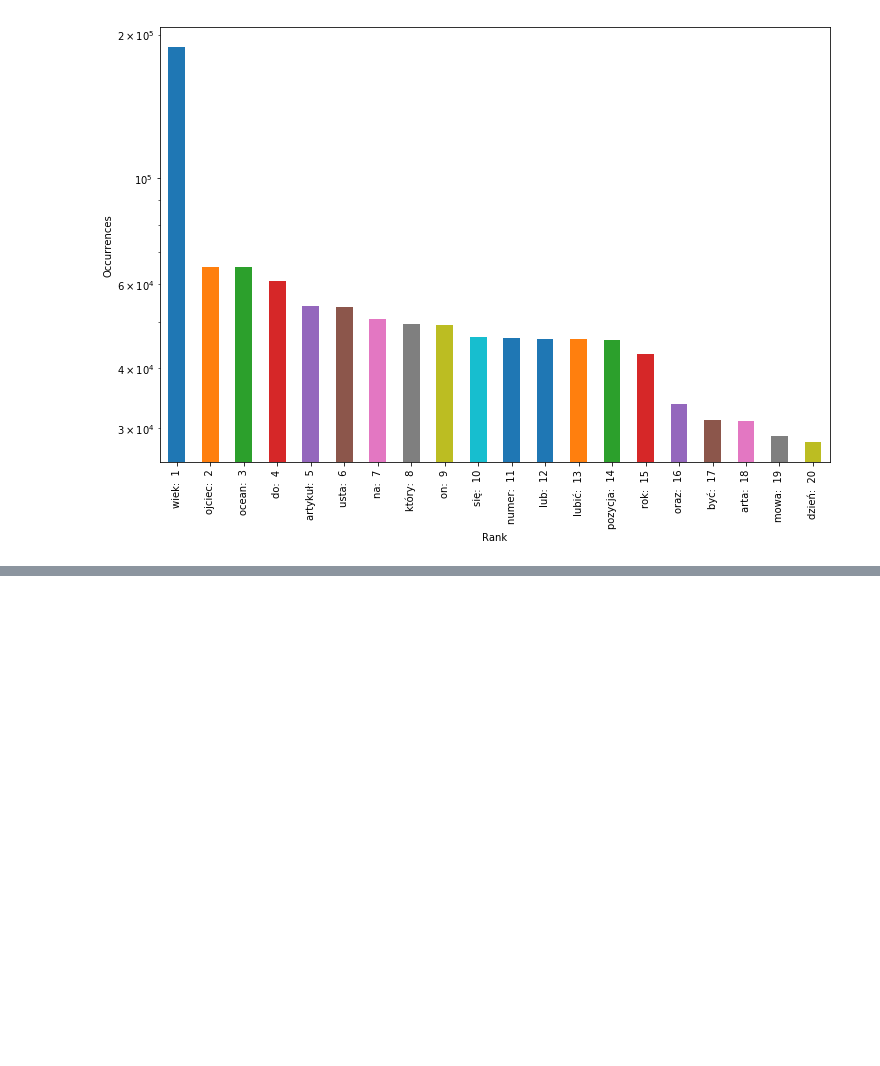
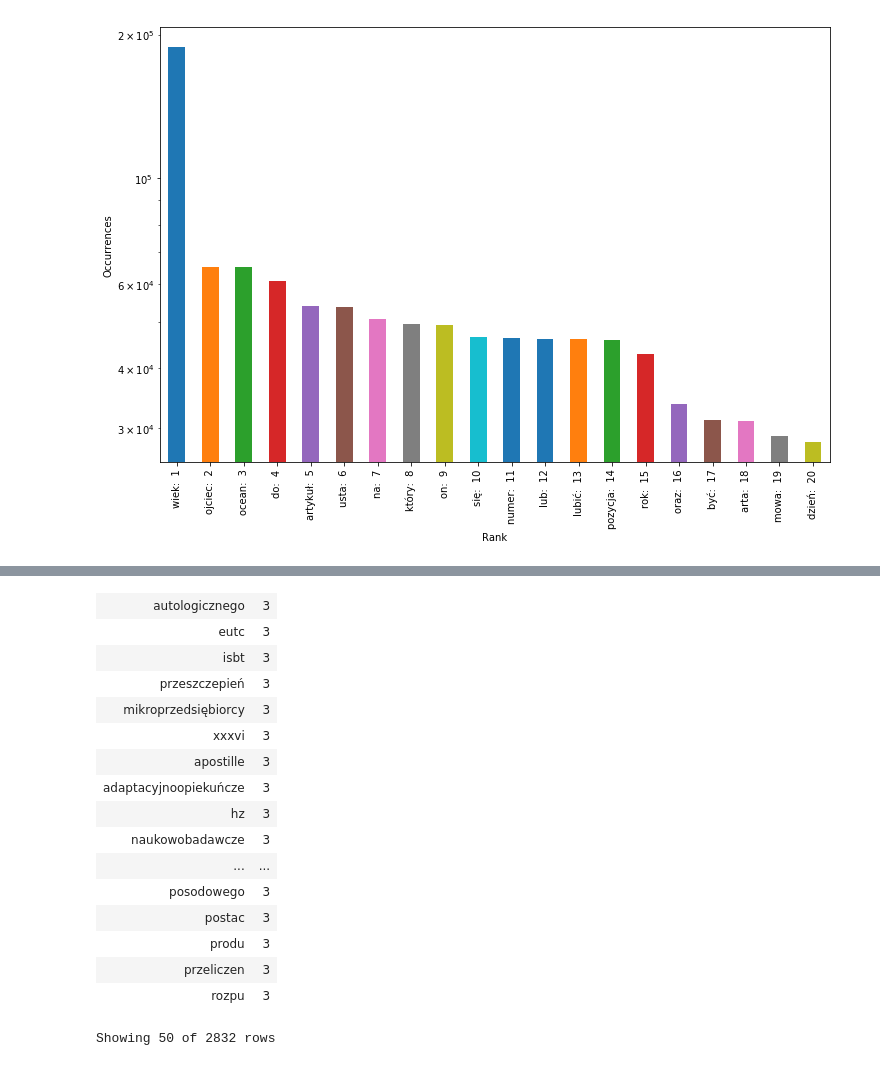
Before and after one commit to JakDar/nlp-lab-2019, a Jupyter notebook: lab3/Lab3.ipynb, the cells around one changed output, grey strips where cells are left out. Drawn from its saved outputs; the diff is of its cells as text; code cells hidden in the pictures; blank space fills up the shorter version.

```diff
--- a/lab3/Untitled.ipynb
+++ b/lab3/Lab3.ipynb
@@ -186,0 +213,22 @@ KeyboardInterrupt:
+# %%
+words_with_lt3_occurrences= frequency_list.filter(lambda x: x[1] <=3 and x[0] not in polish_dict)
+# %%
+display_seq(words_with_lt3_occurrences,50)
+# %% [output]
+| autologicznego | 3 |
+| eutc | 3 |
+| isbt | 3 |
+| przeszczepień | 3 |
+| mikroprzedsiębiorcy | 3 |
+| xxxvi | 3 |
+| apostille | 3 |
+| adaptacyjnoopiekuńcze | 3 |
+| hz | 3 |
+| naukowobadawcze | 3 |
+| ... | ... |
+| posodowego | 3 |
+| postac | 3 |
+| produ | 3 |
+| przeliczen | 3 |
+| rozpu | 3 |
+Showing 50 of 2832 rows
```
Also changed, not shown: parts of 19 cells of this notebook.
